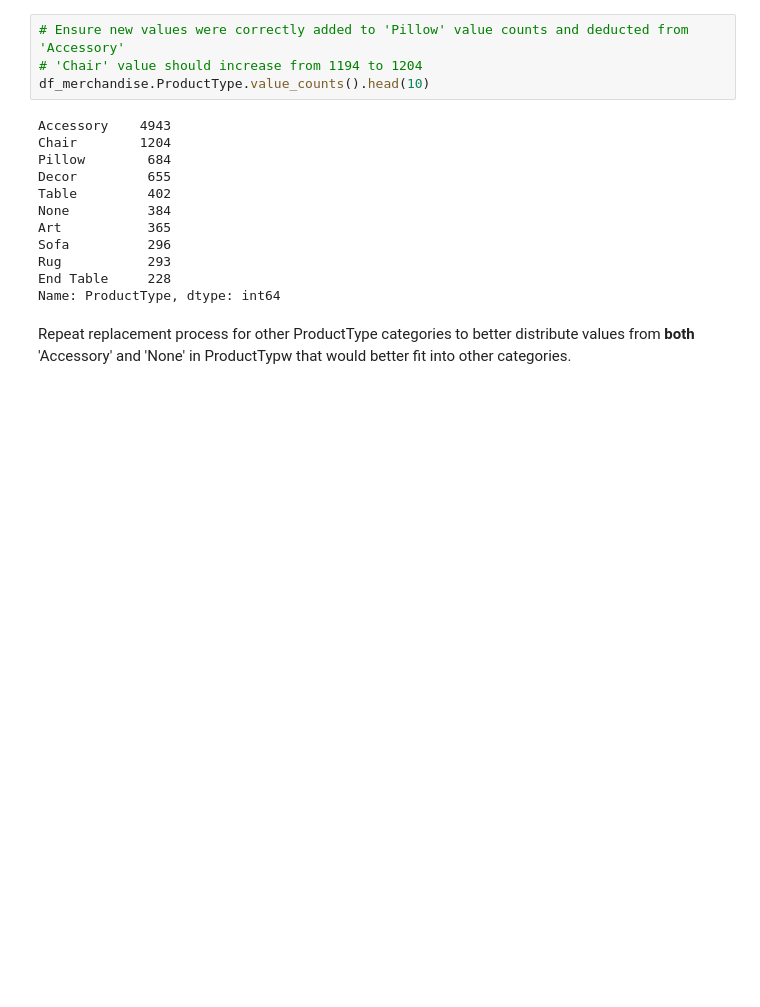
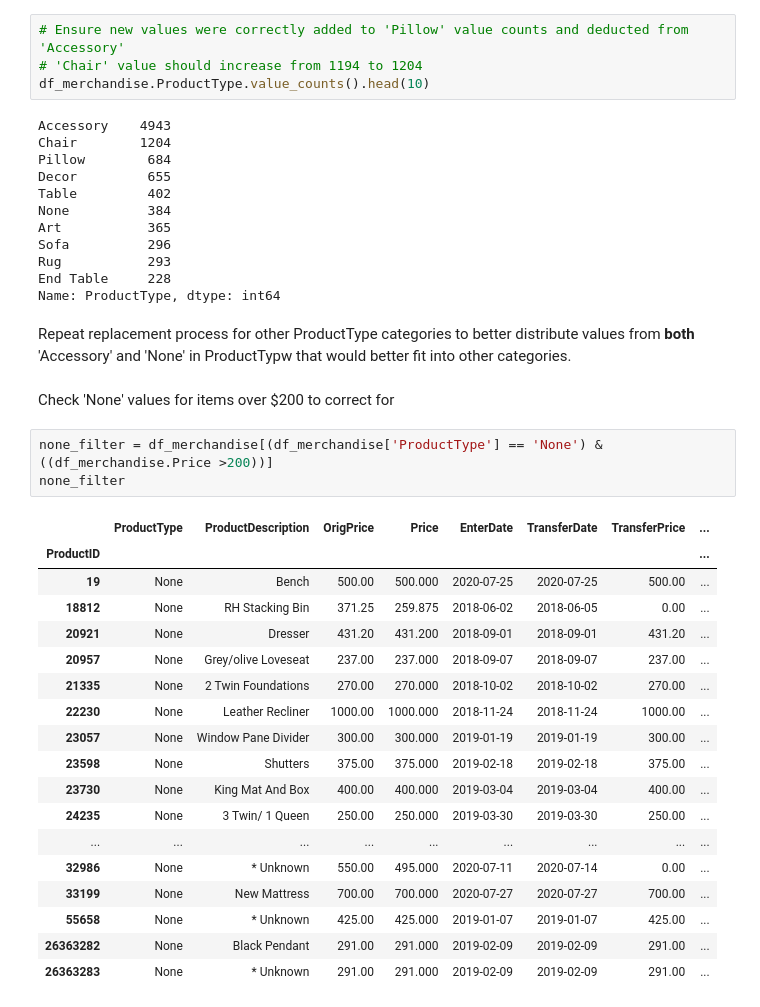
Before and after one commit to zachcornelison/K-N-Sales-Analytics, a Jupyter notebook: KN-Analytics-Merchandise.ipynb, the cells around one changed output. Cells and saved outputs as stored; diff of their text form; blank space fills up the shorter version.

```diff
--- a/KN-Analytics-Merchandise.ipynb
+++ b/KN-Analytics-Merchandise.ipynb
@@ -477,4 +389,28 @@ End Table     228
 Name: ProductType, dtype: int64
 # %% [markdown]
 Repeat replacement process for other ProductType categories to better distribute values from **both** 'Accessory' and 'None' in ProductTypw that would better fit into other categories.
+# %% [markdown]
+Check 'None' values for items over $200 to correct for
+# %%
+none_filter = df_merchandise[(df_merchandise['ProductType'] == 'None') & ((df_merchandise.Price >200))]
+none_filter
+# %% [output]
+|  | ProductType | ProductDescription | OrigPrice | Price | EnterDate | TransferDate | TransferPrice | ... |
+| ProductID |  |  |  |  |  |  |  | ... |
+| 19 | None | Bench | 500.00 | 500.000 | 2020-07-25 | 2020-07-25 | 500.00 | ... |
+| 18812 | None | RH Stacking Bin | 371.25 | 259.875 | 2018-06-02 | 2018-06-05 | 0.00 | ... |
+| 20921 | None | Dresser | 431.20 | 431.200 | 2018-09-01 | 2018-09-01 | 431.20 | ... |
+| 20957 | None | Grey/olive Loveseat | 237.00 | 237.000 | 2018-09-07 | 2018-09-07 | 237.00 | ... |
+| 21335 | None | 2 Twin Foundations | 270.00 | 270.000 | 2018-10-02 | 2018-10-02 | 270.00 | ... |
+| 22230 | None | Leather Recliner | 1000.00 | 1000.000 | 2018-11-24 | 2018-11-24 | 1000.00 | ... |
+| 23057 | None | Window Pane Divider | 300.00 | 300.000 | 2019-01-19 | 2019-01-19 | 300.00 | ... |
+| 23598 | None | Shutters | 375.00 | 375.000 | 2019-02-18 | 2019-02-18 | 375.00 | ... |
+| 23730 | None | King Mat And Box | 400.00 | 400.000 | 2019-03-04 | 2019-03-04 | 400.00 | ... |
+| 24235 | None | 3 Twin/ 1 Queen | 250.00 | 250.000 | 2019-03-30 | 2019-03-30 | 250.00 | ... |
+| ... | ... | ... | ... | ... | ... | ... | ... | ... |
+| 32986 | None | * Unknown | 550.00 | 495.000 | 2020-07-11 | 2020-07-14 | 0.00 | ... |
+| 33199 | None | New Mattress | 700.00 | 700.000 | 2020-07-27 | 2020-07-27 | 700.00 | ... |
+| 55658 | None | * Unknown | 425.00 | 425.000 | 2019-01-07 | 2019-01-07 | 425.00 | ... |
+| 26363282 | None | Black Pendant | 291.00 | 291.000 | 2019-02-09 | 2019-02-09 | 291.00 | ... |
+| 26363283 | None | * Unknown | 291.00 | 291.000 | 2019-02-09 | 2019-02-09 | 291.00 | ... |
 # %%
```
Also changed, not shown: parts of 28 cells of this notebook.
